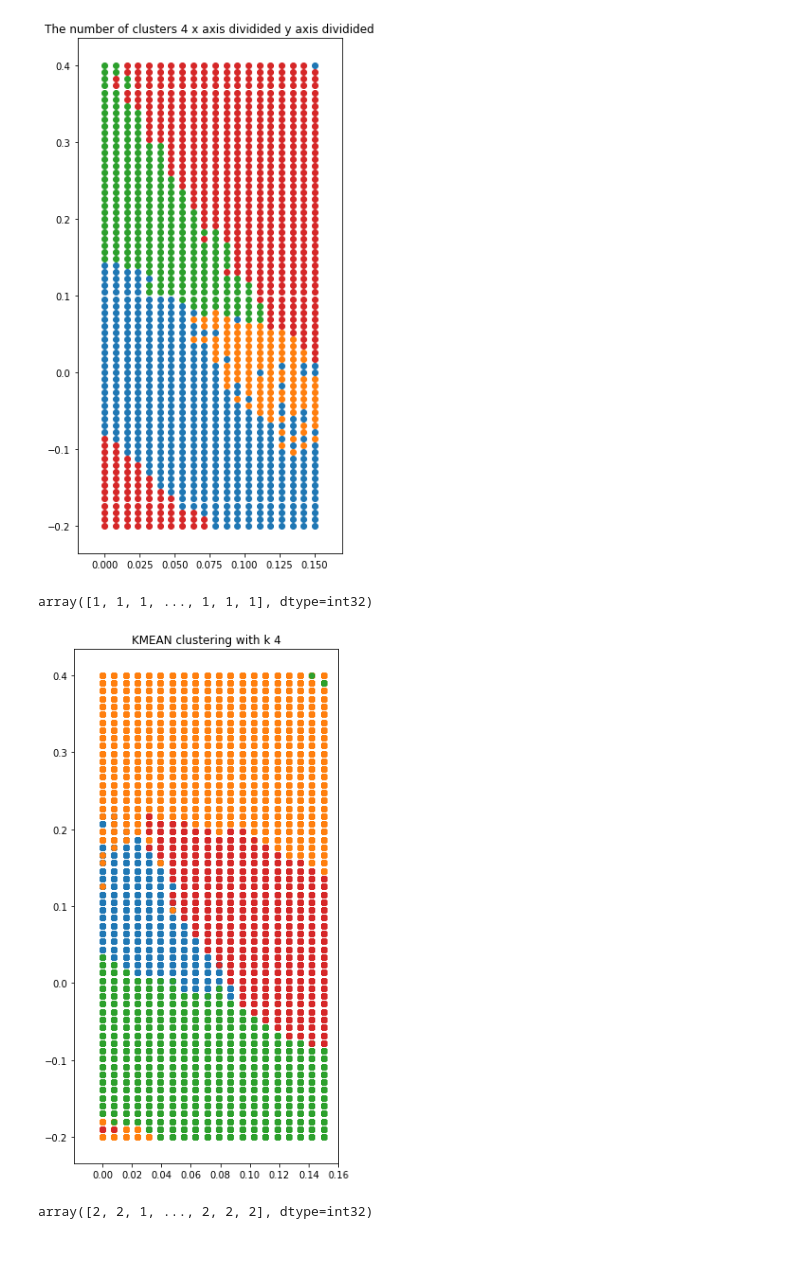
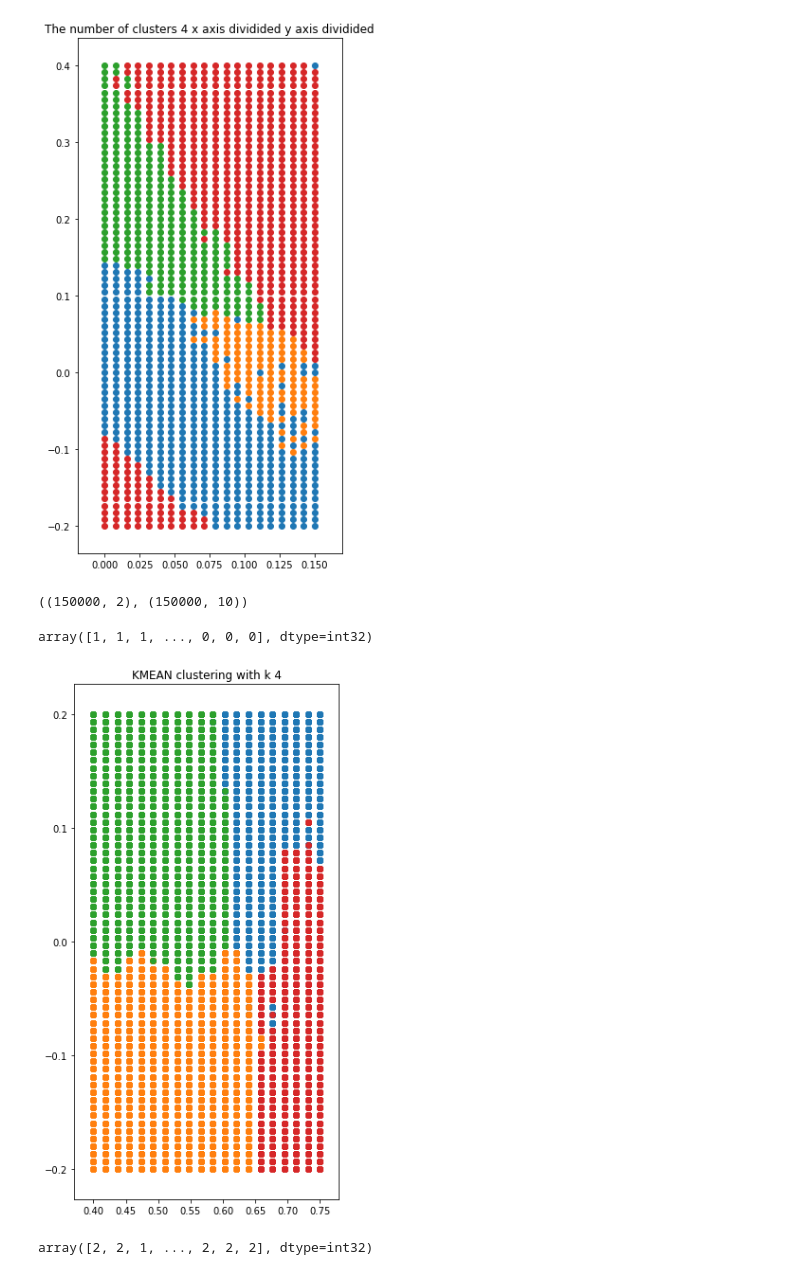
Before and after one commit to gamleksi/affordance_gym, a Jupyter notebook: scripts/results.ipynb, the cells around one changed output. Drawn from its saved outputs; the diff is of its cells as text; code cells hidden in the pictures.

```diff
--- a/scripts/results.ipynb
+++ b/scripts/results.ipynb
@@ -171,12 +167,20 @@ def kmean_clustering_3D(coords, latents, shape_labels, num_clusters):
     #plt.title(title)
 
     return cluster_labels
-# %%
-# KDMean:
-kmean_clustering(target_coords, latents, 4)
-# %% [output]
-array([1, 1, 1, ..., 1, 1, 1], dtype=int32)
-[figure, removed]
+# %%
+fixed_cup_id = (cup_ids == 7)
+
+
+# KDMean:
+t_coords = target_coords[fixed_cup_id, :]
+t_latents = latents[fixed_cup_id]
+
+print(t_coords.shape, t_latents.shape)
+kmean_clustering(t_coords, t_latents, 4)
+# %% [output]
+((150000, 2), (150000, 10))
+array([1, 1, 1, ..., 0, 0, 0], dtype=int32)
+[figure, added]
 # %%
 indices = return_camera_specific_indices(camera_distances[-1], azimuths[1], elevations[-1])
 
```
Also changed, not shown: parts of 8 cells of this notebook, 1 other file.
